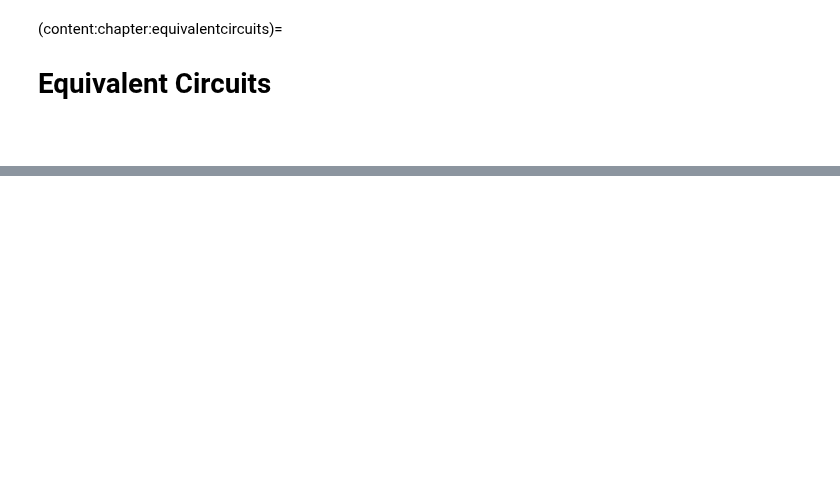
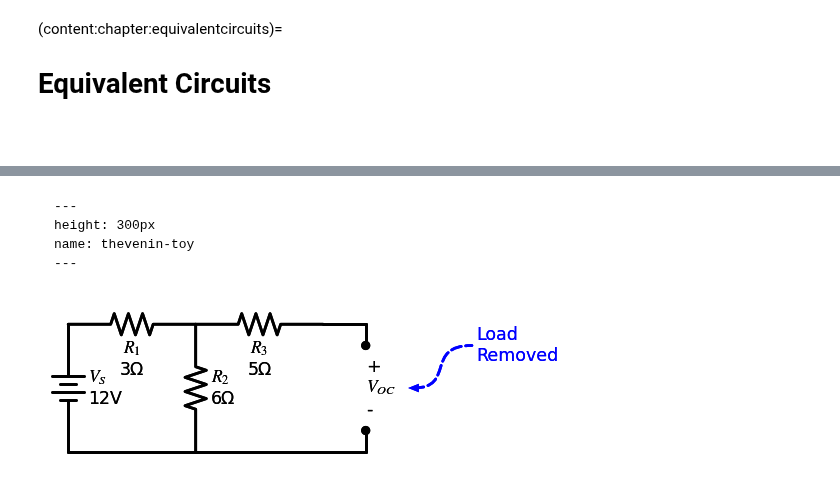
Before and after one commit to Circuit-Analysis/circuit-analysis.github.io, a Jupyter notebook: _sources/chapter-10.ipynb, the cells around one changed output, grey strips where cells are left out. Saved outputs shown, nothing was run; the diff lists cells and outputs as text; code cells hidden in the pictures; blank space fills up the shorter version.

````diff
--- a/_sources/chapter-10.ipynb
+++ b/_sources/chapter-10.ipynb
@@ -666,0 +89,22 @@ Add Dependent supply example
+# %% [markdown]
+```{figure} thevenin-toy.svg
+---
+height: 300px
+name: thevenin-toy
+---
+```
+# %%
+with schemdraw.Drawing(file='thevenin-toy-load-removed.svg') as d:
+    d += (Vs := elm.Battery().up().label('$V_{S}$\n12V', loc='bottom').reverse())
+    d += (R1 := elm.Resistor().right().label('$R_{1}$\n3Ω', loc='bottom'))
+    d += (R3 := elm.Resistor().right().label('$R_{3}$\n5Ω', loc='bottom'))
+    d += (LineT := elm.Line().right().length(1))
+    d += elm.LineDot().down().length(d.unit/6)
+    d += (Rl := elm.Gap().down().label(('+','$V_{OC}$','-'), loc='bottom').length(4*d.unit/6))
+    d += elm.LineDot().down().length(d.unit/6).reverse()
+    d += (LineB := elm.Line().left().tox(Vs.start))
+    d += (R2 := elm.Resistor().at(R1.end).down().label('$R_{2}$\n6Ω', loc='bottom'))
+    d += (G1 := elm.Gap().at(Rl.center).right().length(0.5))
+    d += elm.Annotate(th1=0).at(G1.end).delta(dx=1.5, dy=1).label('Load\nRemoved').color('blue').linestyle('--')
+# %% [output]
+[figure, added]
````
Also changed, not shown: parts of 15 cells of this notebook, 25 other files.
